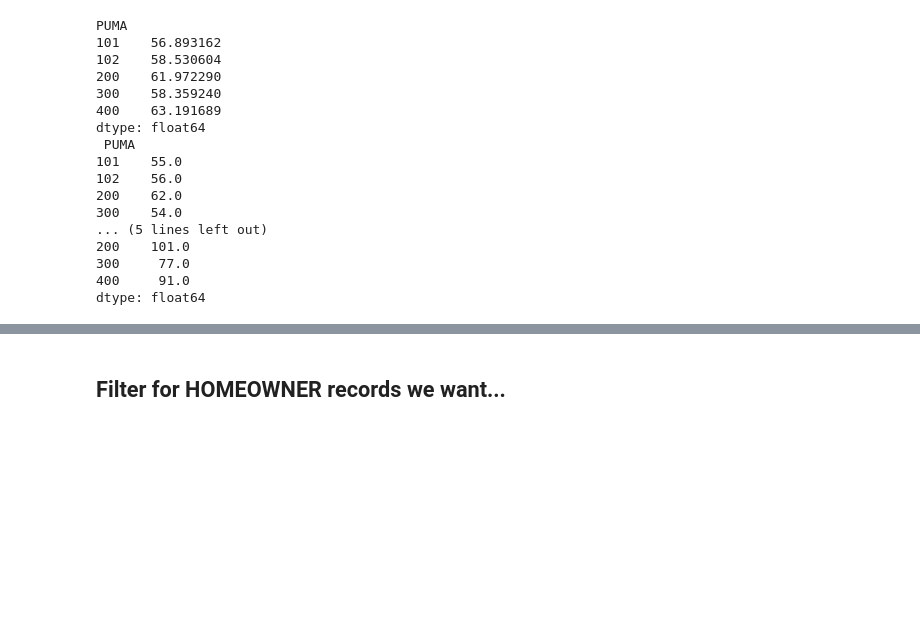
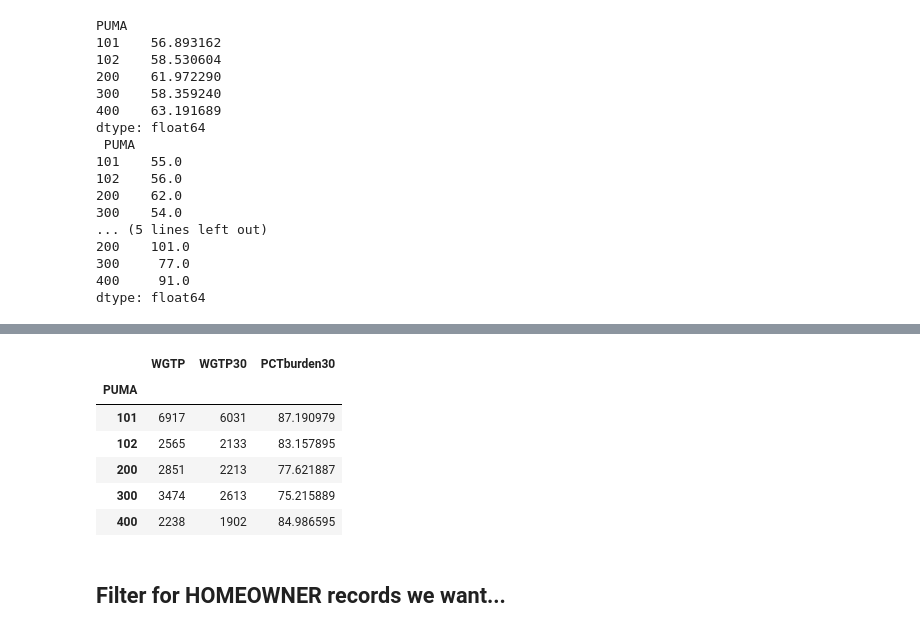
Before and after one commit to epkh/bigdataproject, a Jupyter notebook: acs15_1yr_poverty_income.ipynb, the cells around one changed output, grey strips where cells are left out. Saved outputs shown, nothing was run; the diff lists cells and outputs as text; code cells hidden in the pictures; blank space fills up the shorter version.

```diff
--- a/acs15_1yr_poverty_income.ipynb
+++ b/acs15_1yr_poverty_income.ipynb
@@ -174,0 +203,9 @@ df15r_need_med.to_csv('15r_need_med.csv')
+# %%
+# group by PUMA and sum the total hhds (WGTP) and the hhds with burden over 30 (WGTP30)
+
+#group by PUMA
+grp = df15r_need.groupby(["PUMA"])
+
+#calculate totals by PUMA of hhds and hhds with burden over 30%
+df15r_totals = grp[['WGTP','WGTP30']].sum()
+df15r_totals.head()
@@ -174,0 +220,12 @@ df15r_need_med.to_csv('15r_need_med.csv')
+# %%
+# create new column with WGTP30/WGTP to get % hhds with burden over 30
+df15r_totals['PCTburden30'] = (df15r_totals['WGTP30'] / df15r_totals['WGTP'])*100
+df15r_totals.head()
+# %% [output]
+|  | WGTP | WGTP30 | PCTburden30 |
+| PUMA |  |  |  |
+| 101 | 6917 | 6031 | 87.190979 |
+| 102 | 2565 | 2133 | 83.157895 |
+| 200 | 2851 | 2213 | 77.621887 |
+| 300 | 3474 | 2613 | 75.215889 |
+| 400 | 2238 | 1902 | 84.986595 |
```
Also changed, not shown: parts of 13 cells of this notebook, 2 other files.
